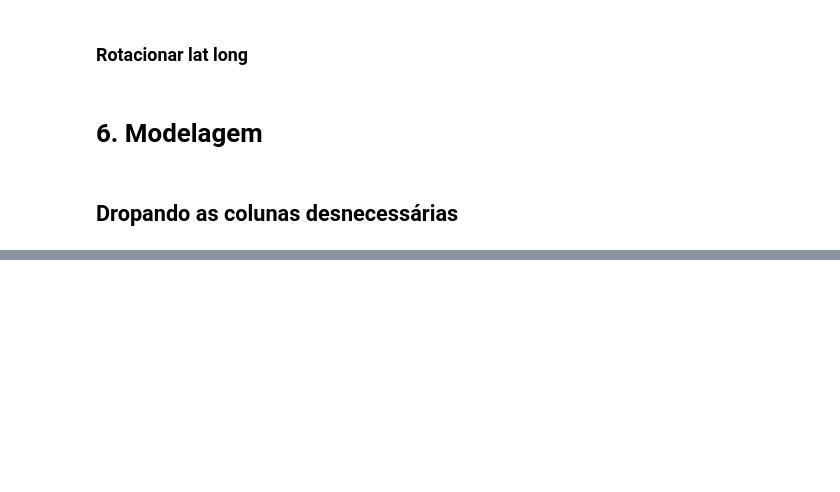
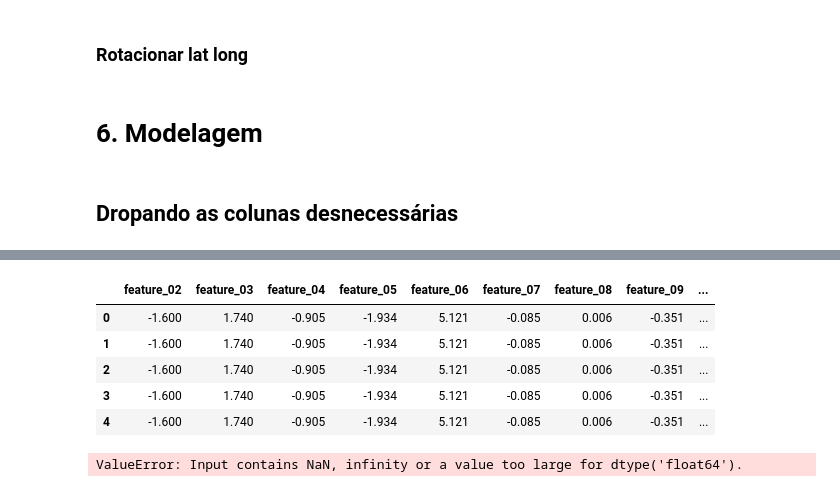
Before and after one commit to lucas-hattori-costa/Hackathon, a Jupyter notebook: Hackathon Big Data.ipynb, the cells around one changed output, grey strips where cells are left out. Drawn from its saved outputs; the diff is of its cells as text; code cells hidden in the pictures; blank space fills up the shorter version.

Commit message:
Started Modelling

```diff
--- a/Hackathon Big Data.ipynb
+++ b/Hackathon Big Data.ipynb
@@ -1097,0 +1176,19 @@ df4
+# %%
+scaler = StandardScaler()
+df6 = scaler.fit_transform(df5.drop('cod_loja', axis = 1))
+# %%
+df6 = pd.DataFrame(df6, columns = df5.drop('cod_loja', axis = 1).columns)
+df6.head()
+# %% [output]
+|  | feature_02 | feature_03 | feature_04 | feature_05 | feature_06 | feature_07 | feature_08 | feature_09 | ... |
+| 0 | -1.600 | 1.740 | -0.905 | -1.934 | 5.121 | -0.085 | 0.006 | -0.351 | ... |
+| 1 | -1.600 | 1.740 | -0.905 | -1.934 | 5.121 | -0.085 | 0.006 | -0.351 | ... |
+| 2 | -1.600 | 1.740 | -0.905 | -1.934 | 5.121 | -0.085 | 0.006 | -0.351 | ... |
+| 3 | -1.600 | 1.740 | -0.905 | -1.934 | 5.121 | -0.085 | 0.006 | -0.351 | ... |
+| 4 | -1.600 | 1.740 | -0.905 | -1.934 | 5.121 | -0.085 | 0.006 | -0.351 | ... |
+# %%
+pca_model = PCA(n_components = 0.8)
+df6 = pca_model.fit_transform(df6)
+pd.DataFrame(df6)
+# %% [output]
+ValueError: Input contains NaN, infinity or a value too large for dtype('float64').
```
Also changed, not shown: parts of 29 cells of this notebook.
